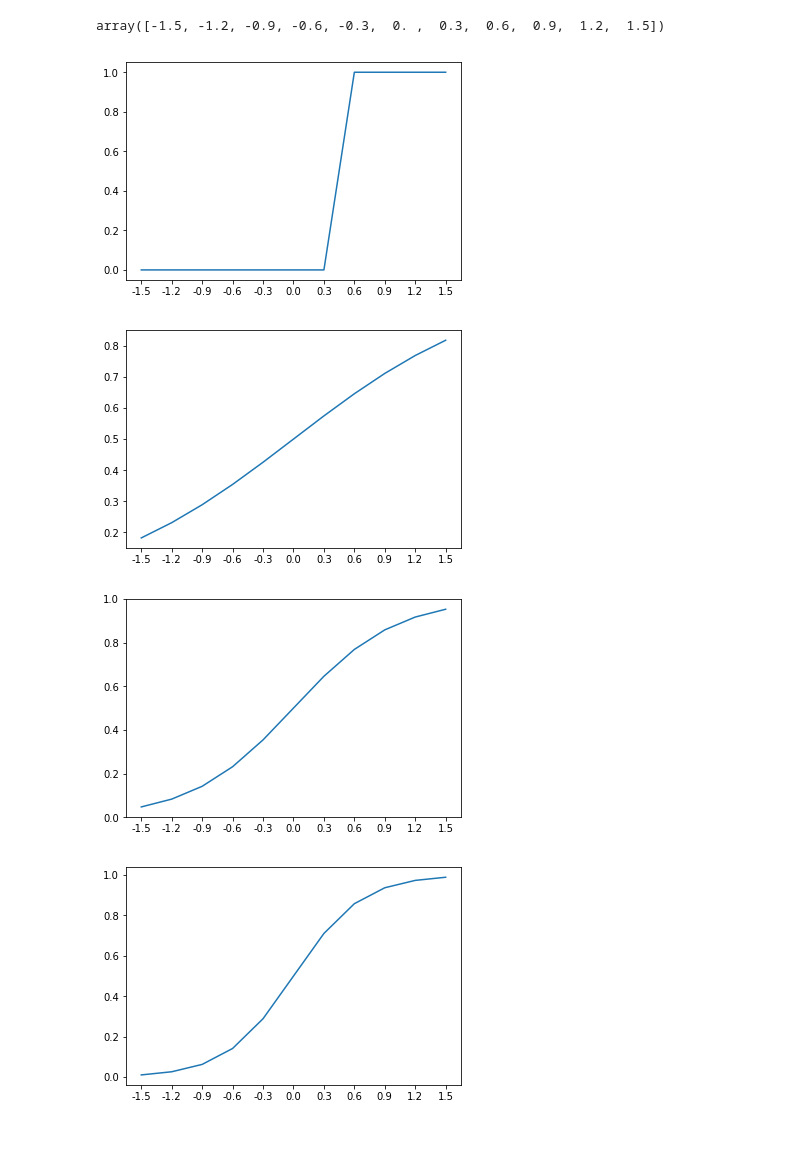
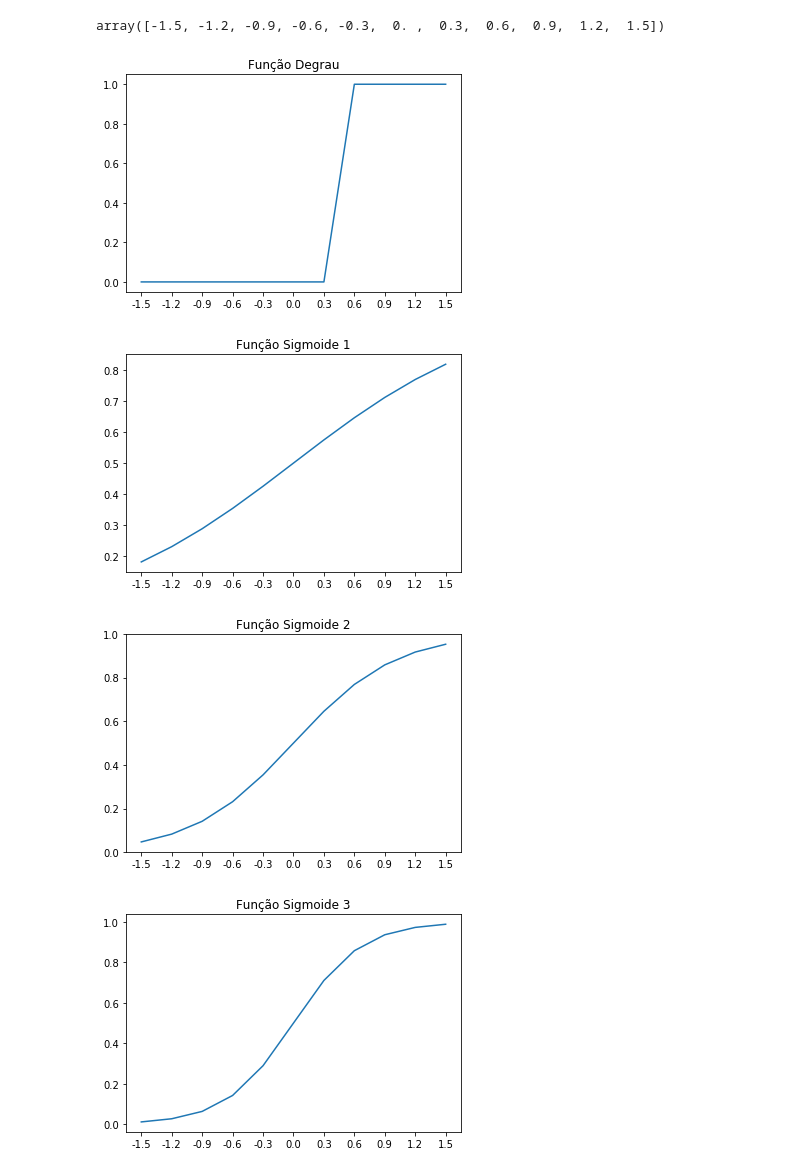
Before and after one commit to manoel-victor1602/Projeto_1_RNA, a Jupyter notebook: Projeto Pratico 3/Atividade #3.ipynb, the cells around one changed output. Cells and saved outputs as stored; diff of their text form; code cells hidden in the pictures; blank space fills up the shorter version.

```diff
--- a/Projeto Pratico 3/Atividade #3.ipynb
+++ b/Projeto Pratico 3/Atividade #3.ipynb
@@ -150,39 +153,43 @@ array([-1.5, -1.2, -0.9, -0.6, -0.3,  0. ,  0.3,  0.6,  0.9,  1.2,  1.5])
 # %%
 # Gráfico Degrau
 vals = [degree_function_2(val) for val in x_axe]
 
 plt.plot(vals)
+plt.title("Função Degrau")
 plt.xticks([i for i in range(0, len(x_axe))],x_axe)
 plt.show()
 # %% [output]
-[figure, old version]
+[figure, new version]
 # %%
 # Gráfico Sigmoide 1
 vals = [sigmoid_function(val) for val in x_axe]
 
 plt.plot(vals)
+plt.title("Função Sigmoide 1")
 plt.xticks([i for i in range(0, len(x_axe))],x_axe)
 plt.show()
 # %% [output]
-[figure, old version]
+[figure, new version]
 # %%
 # Gráfico Sigmoide 2
 vals = [sigmoid_function(val*2) for val in x_axe]
 
 plt.plot(vals)
+plt.title("Função Sigmoide 2")
 plt.xticks([i for i in range(0, len(x_axe))],x_axe)
 plt.show()
 # %% [output]
-[figure, old version]
+[figure, new version]
 # %%
 # Gráfico Sigmoide 3
 vals = [sigmoid_function(val*3) for val in x_axe]
 
 plt.plot(vals)
+plt.title("Função Sigmoide 3")
 plt.xticks([i for i in range(0, len(x_axe))],x_axe)
 plt.show()
 # %% [output]
-[figure, old version]
+[figure, new version]
 # %%
 # Gráfico Tangente Hiperbólica
 vals = [tamh_function(val) for val in x_axe]
```
Also changed, not shown: parts of 7 cells of this notebook.
